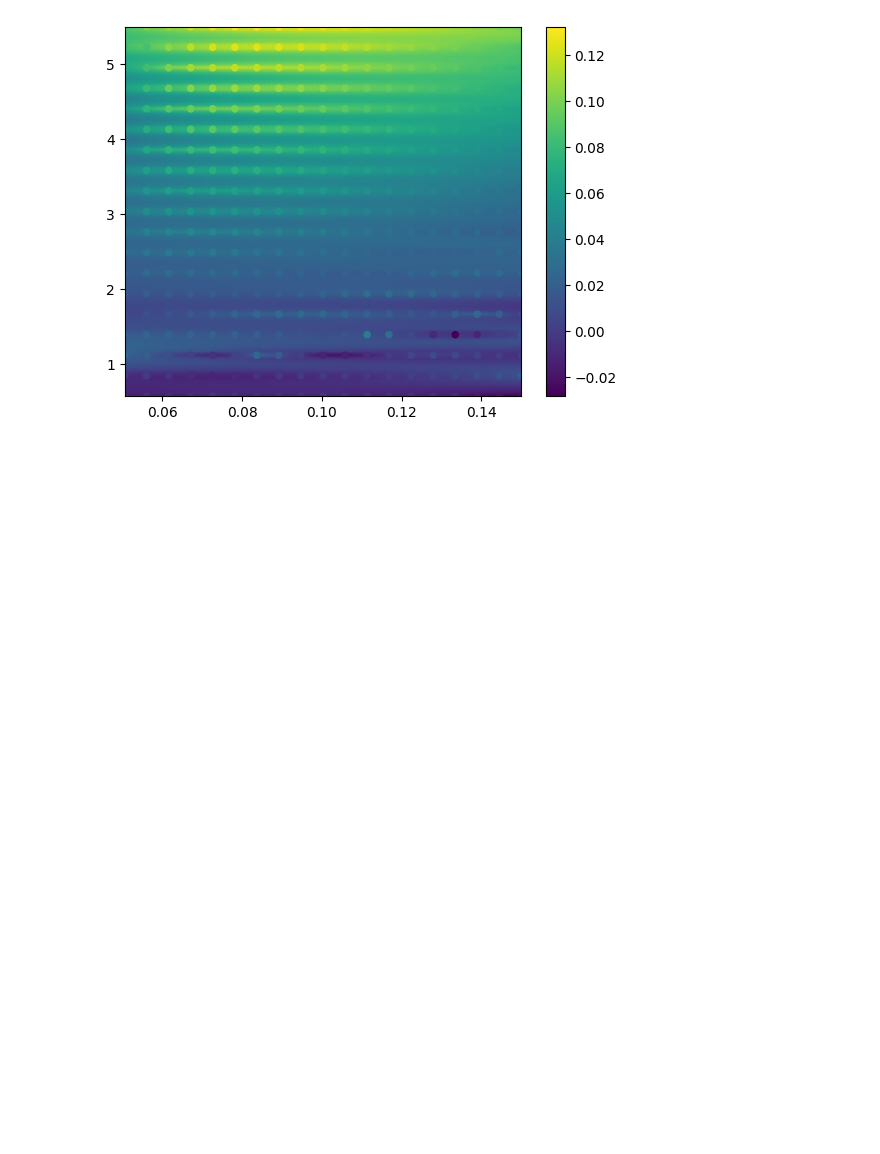
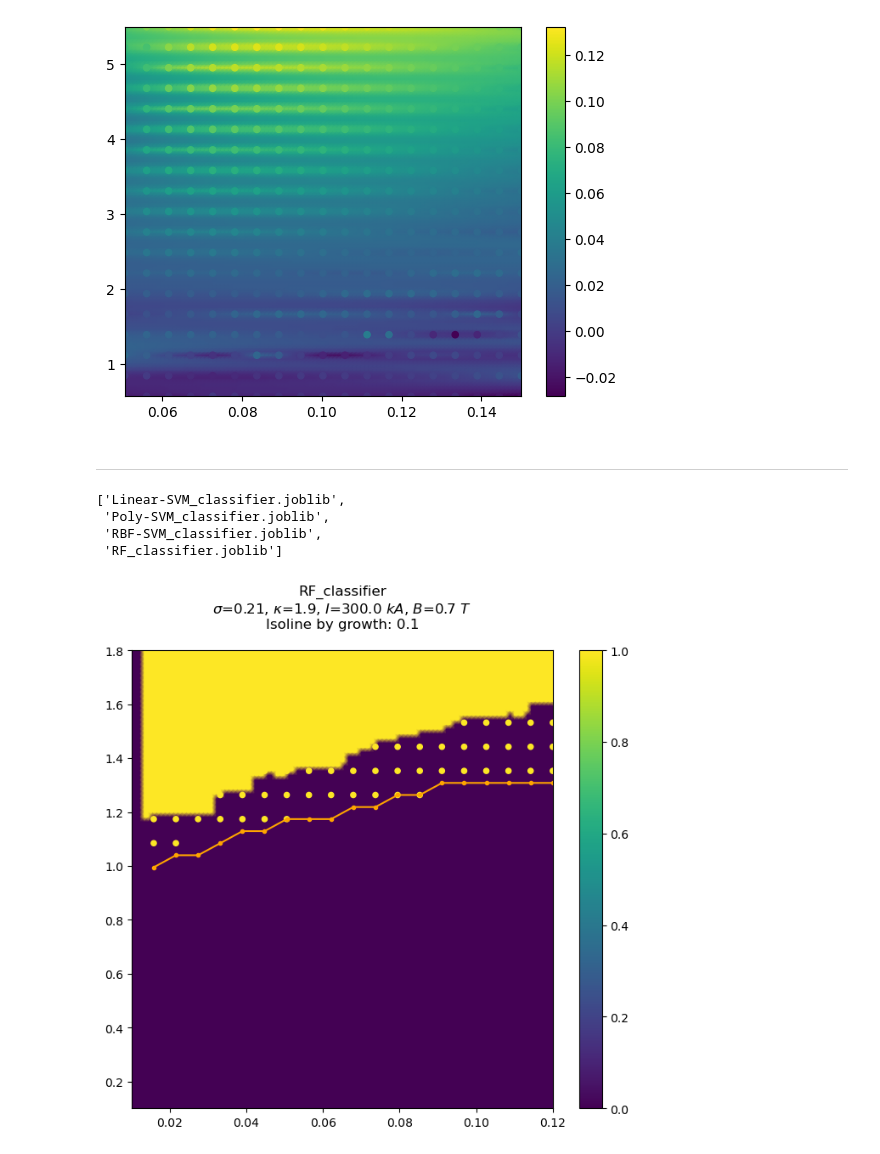
Before and after one commit to feodorrussia/PB_modeling, a Jupyter notebook: Modeling Piling-Ballon Mode/Data-processing.ipynb, the cells around one changed output. Cells and saved outputs as stored; diff of their text form; code cells hidden in the pictures; blank space fills up the shorter version.

```diff
--- a/Modeling Piling-Ballon Mode/Data-processing.ipynb
+++ b/Modeling Piling-Ballon Mode/Data-processing.ipynb
@@ -361,3 +359,68 @@ fig.colorbar(p)
 plt.show()
 # %% [output]
 [figure]
+# %% [markdown]
+---
+# %%
+import os
+
+models_dir = "models/"
+list_df_files = list(filter(lambda x: ".joblib" in x, os.listdir(models_dir)))
+list_df_files
+# %% [output]
+['Linear-SVM_classifier.joblib',
+ 'Poly-SVM_classifier.joblib',
+ 'RBF-SVM_classifier.joblib',
+ 'RF_classifier.joblib']
+# %%
+from joblib import load
+
+name = "RF_classifier"
+clf = load(models_dir + f"{name}.joblib")
+# %%
+x_, y_ = np.meshgrid(x, y)
+xobs = np.stack([x_.flat, y_.flat], axis=1)
+
+growth_edge = 0.1
+plot_x, plot_y, plot_z = get_isoline(df.growth.to_numpy(), df[["A", "P", "growth"]].to_numpy(), growth_edge)
+
+n_new = 100j
+xgrid = np.mgrid[x_.min():x_.max():n_new, y_.min():y_.max():n_new]
+xflat = xgrid.reshape(2, -1).T
+
+X = np.stack([xflat[:, 0], xflat[:, 1],
+              np.array([sigma]*xflat.shape[0]),
+              np.array([kappa]*xflat.shape[0]),
+              np.array([I]*xflat.shape[0]),
+              np.array([B]*xflat.shape[0])], axis=1)
+
+probs = clf.predict_proba(X)
+yflat = (probs[:, 1] > probs[:, 0]).astype(int)
+ygrid = yflat.reshape(int(n_new.imag), int(n_new.imag))
+
+
+# plot_x_2, plot_y_2, plot_z_2 = get_isoline(yflat, np.stack([xflat[:, 0],
+#                                                             xflat[:, 1],
+#                                                             yflat], axis=1), 0.5)
+
+z_min, z_max = min(growth.min(), yflat.min()), max(growth.max(), yflat.max())
+
+fig, ax = plt.subplots()
+fig.set_figwidth(8)
+fig.set_figheight(7)
+
+p1 = ax.pcolormesh(*xgrid, ygrid, shading='gouraud', vmin=0., vmax=1.)
+f_growth = (growth.T.reshape(-1) >= growth_edge).astype(int)
+p2 = ax.scatter(*xobs.T, c=f_growth, s=20, vmin=0., vmax=1.)
+ax.plot(plot_x, plot_y, marker=".", c="orange")
+# ax.plot(plot_x_2, plot_y_2, marker=".", c="orange")
+
+ax.set_title(f"{name}\n" + f"$\\sigma$={sigma}, $\\kappa$={kappa}, $I$={I} $kA$, $B$={B} $T$\n" +
+             f"Isoline by growth: {growth_edge}\n")
+
+fig.colorbar(p1)
+# fig.colorbar(p2)
+
+plt.show()
+# %% [output]
+[figure, added]
```
Also changed, not shown: parts of 1 cell of this notebook.
